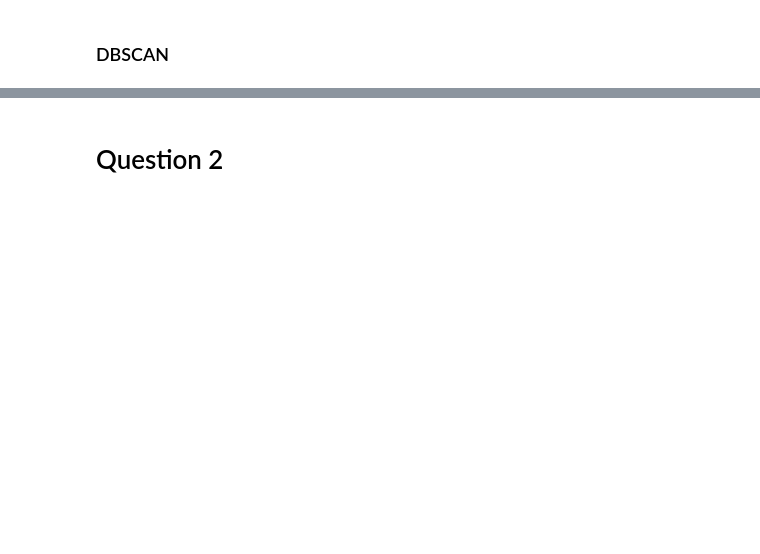
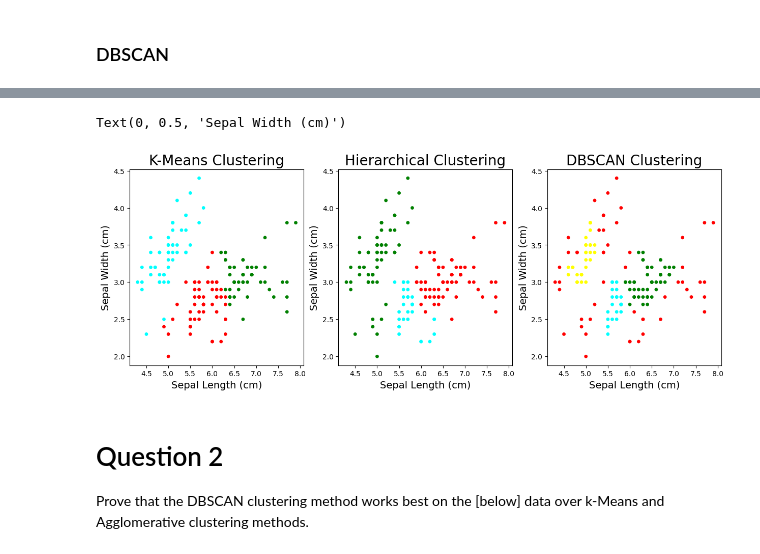
Before and after one commit to AKonicki26/DAT-330, a Jupyter notebook: PA02/AnneKonicki_PA02.ipynb, the cells around one changed output, grey strips where cells are left out. Saved outputs shown, nothing was run; the diff lists cells and outputs as text; code cells hidden in the pictures; blank space fills up the shorter version.

```diff
--- a/PA02/AnneKonicki_PA02.ipynb
+++ b/PA02/AnneKonicki_PA02.ipynb
@@ -76,7 +79,7 @@ from sklearn.cluster import AgglomerativeClustering
 
 agglo = AgglomerativeClustering(n_clusters=number_of_clusters)
 agglo.fit(data_to_cluster)
-data['Agglo_Labels'] = kmeans.labels_
+data['Agglo_Labels'] = agglo.labels_
 # %%
 # Plot Clusters
 plotData('Agglo_Labels')
@@ -89,6 +92,6 @@ plotData('Agglo_Labels')
 from sklearn.cluster import DBSCAN
 density_scan = DBSCAN(eps=.15, min_samples=5)
 density_scan.fit(data_to_cluster)
-data['DB_SCAN_LABELS'] = density_scan.labels_
+data['DBSCAN_Labels'] = density_scan.labels_
 # %%
 # Plot Clusters
@@ -100,5 +103,30 @@ plotData('DB_SCAN_LABELS')
+# %%
+# Plot all 3 graphs in one image
+fig, ax = plt.subplots(nrows=1, ncols=3, figsize=(figure_size[0] * 3, figure_size[1]))
+
+title_fontsize = 20
+label_fontsize = 14
+
+ax[0].scatter(data[attributes[0]], data[attributes[1]], c=data['KMeans_Labels'],  cmap=mcolors.ListedColormap(colors), s=15)
+ax[0].set_title('K-Means Clustering', fontsize=title_fontsize)
+ax[0].set_xlabel(attribute_labels[0], fontsize=label_fontsize)
+ax[0].set_ylabel(attribute_labels[1],fontsize=label_fontsize)
+
+ax[1].scatter(data[attributes[0]], data[attributes[1]], c=data['Agglo_Labels'],  cmap=mcolors.ListedColormap(colors), s=15)
+ax[1].set_title('Hierarchical Clustering', fontsize=title_fontsize)
+ax[1].set_xlabel(attribute_labels[0], fontsize=label_fontsize)
+ax[1].set_ylabel(attribute_labels[1],fontsize=label_fontsize)
+
+ax[2].scatter(data[attributes[0]], data[attributes[1]], c=data['DBSCAN_Labels'],  cmap=mcolors.ListedColormap(colors), s=15)
+ax[2].set_title('DBSCAN Clustering', fontsize=title_fontsize)
+ax[2].set_xlabel(attribute_labels[0], fontsize=label_fontsize)
+ax[2].set_ylabel(attribute_labels[1],fontsize=label_fontsize)
+# %% [output]
+Text(0, 0.5, 'Sepal Width (cm)')
+[figure, added]
 # %% [markdown]
 # Question 2
+Prove that the DBSCAN clustering method works best on the [below] data over k-Means and Agglomerative clustering methods.
 # %%
 # Function to generate points in a circle with added noise
 def PointsInCircle(r, n=100):
```
Also changed, not shown: parts of 6 cells of this notebook, 1 other file.
